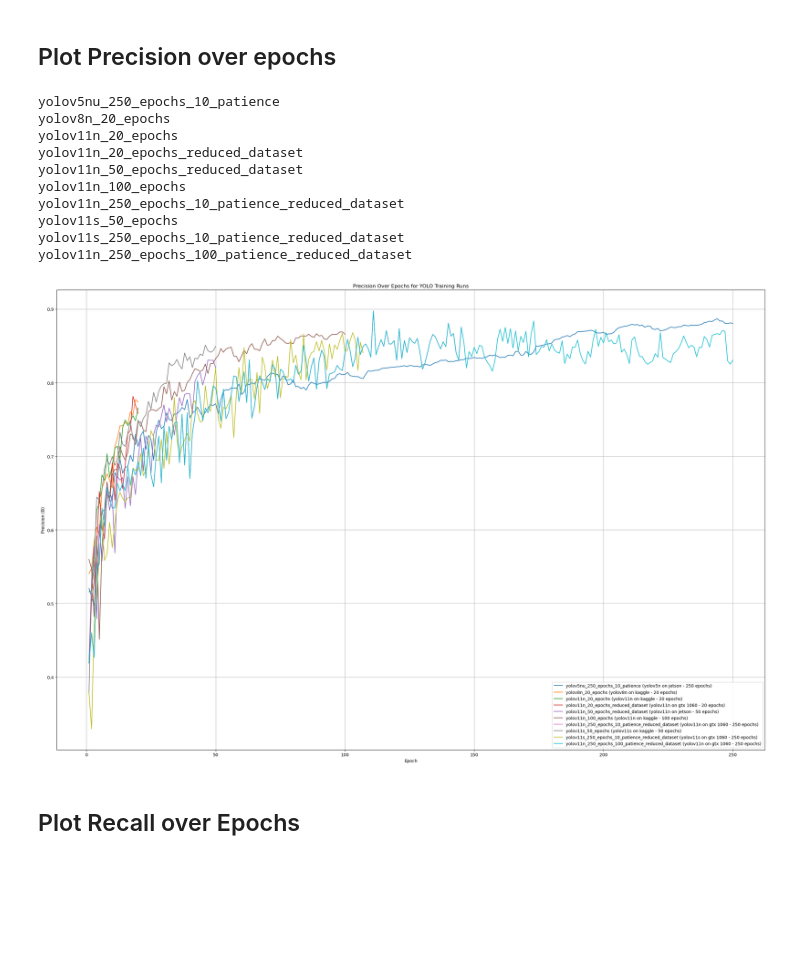
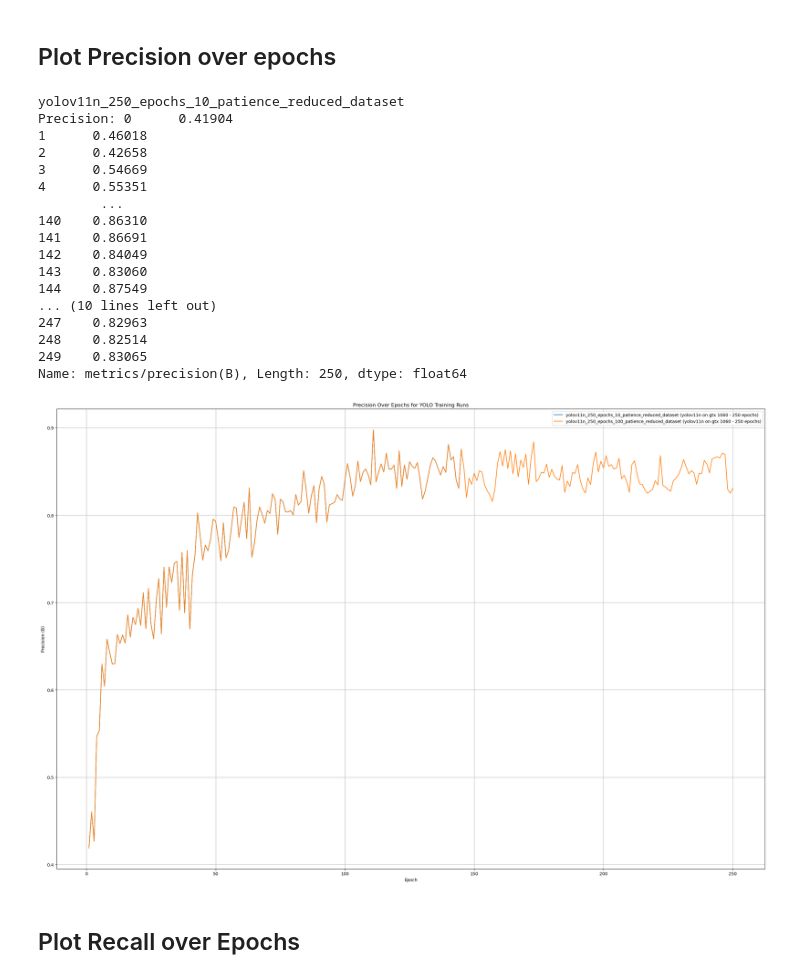
Before and after one commit to TheGoncaloSilva/yolo_pothole_detection, a Jupyter notebook: analyze_results.ipynb, the cells around one changed output. Cells and saved outputs as stored; diff of their text form; code cells hidden in the pictures; blank space fills up the shorter version.

Commit message:
changed path in one model, updated results analysis notebook and added notebook for conclusion results

```diff
--- a/analyze_results.ipynb
+++ b/analyze_results.ipynb
@@ -41,6 +41,18 @@ trainingResults: dict = {
         "training_time": 1.13, # in hours
         "batch-size": 16,
         "path": os.path.join(rootFolder, "yolov11n_20_epochs", "results", "runs", "detect", "train", "results.csv"),
+    },
+    "yolov11n_20_epochs_4_batch_size":
+    {
+        "model": "yolov11n",
+        "platform": "gtx 1060",
+        "epochs": 20,
+        "patience": 100,
+        "dataset": "full",
+        "optimizer": "auto",
+        "training_time": 3.3, # in hours
+        "batch-size": 4,
+        "path": os.path.join(rootFolder, "yolov11n_20_epochs_4_batch_size", "detect", "train", "results.csv"),
     },
     "yolov11n_20_epochs_adam_optimizer":
     {
@@ -150,6 +162,7 @@ trainingResults: dict = {
         "batch-size": 4,
         "path": os.path.join(rootFolder, "yolov11n_250_epochs_100_patience_reduced_dataset", "detect", "train", "results.csv"),
     },
+
 }
 # %% [markdown]
 ## Check provided paths
@@ -243,46 +237,58 @@ plt.figure(figsize=(24, 16))
 
 # Process each valid entry
 for key, details in valid_entries.items():
+    if key not in ["yolov11n_250_epochs_10_patience_reduced_dataset", "yolov11n_250_epochs_100_patience_reduced_dataset"]:
+        continue
     print(key)
     try:
         # Read the CSV file
         df = pd.read_csv(details['path'])
 
         # Extract epoch and precision
         epochs = df['epoch']
         precision = df['metrics/precision(B)']
 
         # Generate a label
         label = f"{key} ({details['model']} on {details['platform']} - {details['epochs']} epochs)"
+
+        print(f"Precision: {precision}")
+
 
         # Plot precision over epochs
         plt.plot(epochs, precision, label=label)
 
     except Exception as e:
         print(f"Error processing {key}: {e}")
 
 # Customize the plot
 plt.title("Precision Over Epochs for YOLO Training Runs")
 plt.xlabel("Epoch")
 plt.ylabel("Precision (B)")
 plt.legend()
 plt.grid(True)
 plt.tight_layout()
 
 # Show the plot
 plt.show()
 # %% [output]
-yolov5nu_250_epochs_10_patience
-yolov8n_20_epochs
-yolov11n_20_epochs
-yolov11n_20_epochs_reduced_dataset
-yolov11n_50_epochs_reduced_dataset
-yolov11n_100_epochs
 yolov11n_250_epochs_10_patience_reduced_dataset
-yolov11s_50_epochs
-yolov11s_250_epochs_10_patience_reduced_dataset
-yolov11n_250_epochs_100_patience_reduced_dataset
+Precision: 0      0.41904
+1      0.46018
+2      0.42658
+3      0.54669
+4      0.55351
+        ...
+140    0.86310
+141    0.86691
+142    0.84049
+143    0.83060
+144    0.87549
+... (10 lines left out)
+247    0.82963
+248    0.82514
+249    0.83065
+Name: metrics/precision(B), Length: 250, dtype: float64
-[figure, old version]
+[figure, new version]
 # %% [markdown]
 ## Plot Recall over Epochs
 # %%
```
Also changed, not shown: parts of 14 cells of this notebook, 56 other files.
